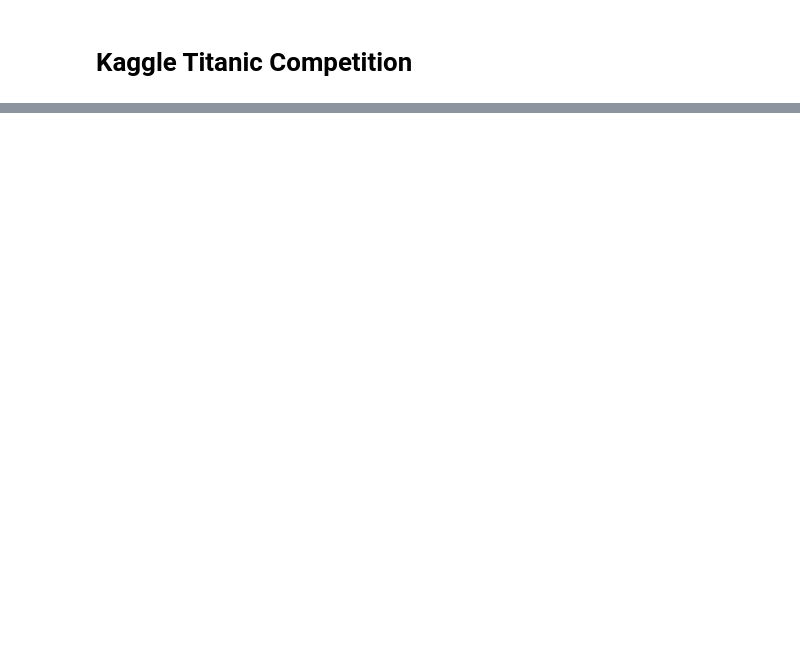
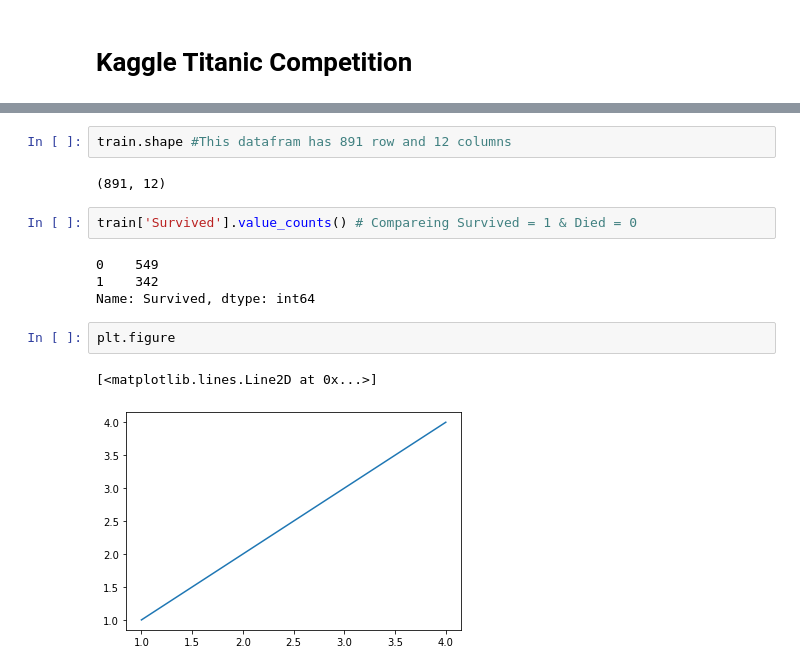
Before and after one commit to jaddel/education_cab_github, a Jupyter notebook: sprint_3/kaggle_titanic/kaggle_titanic.ipynb, the cells around one changed output, grey strips where cells are left out. Drawn from its saved outputs; the diff is of its cells as text; blank space fills up the shorter version.

```diff
--- a/sprint_3/kaggle_titanic/kaggle_titanic.ipynb
+++ b/sprint_3/kaggle_titanic/kaggle_titanic.ipynb
@@ -47,0 +105,15 @@ sns.histplot(data=training)
+# %%
+train.shape #This datafram has 891 row and 12 columns
+# %% [output]
+(891, 12)
+# %%
+train['Survived'].value_counts() # Compareing Survived = 1 & Died = 0
+# %% [output]
+0    549
+1    342
+Name: Survived, dtype: int64
+# %%
+plt.figure
+# %% [output]
+[<matplotlib.lines.Line2D at 0x...>]
+[figure, added]
```
Also changed, not shown: parts of 9 cells of this notebook, 2 other files.
